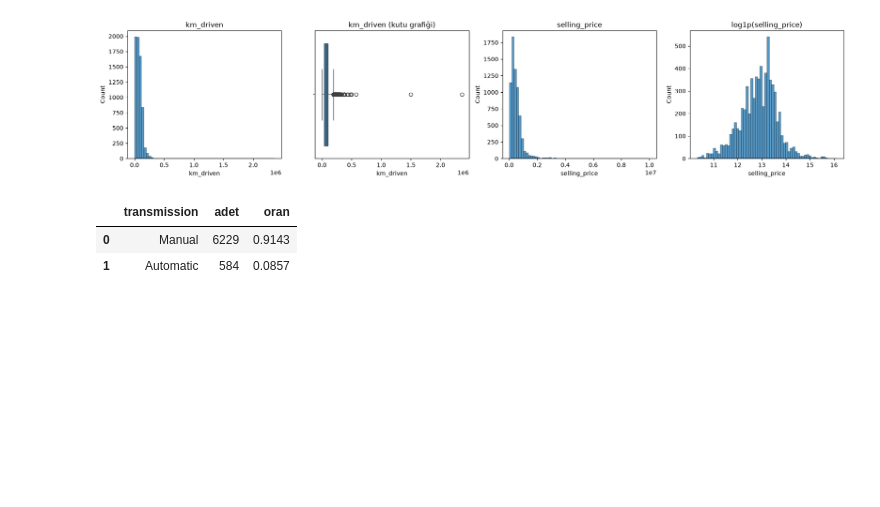
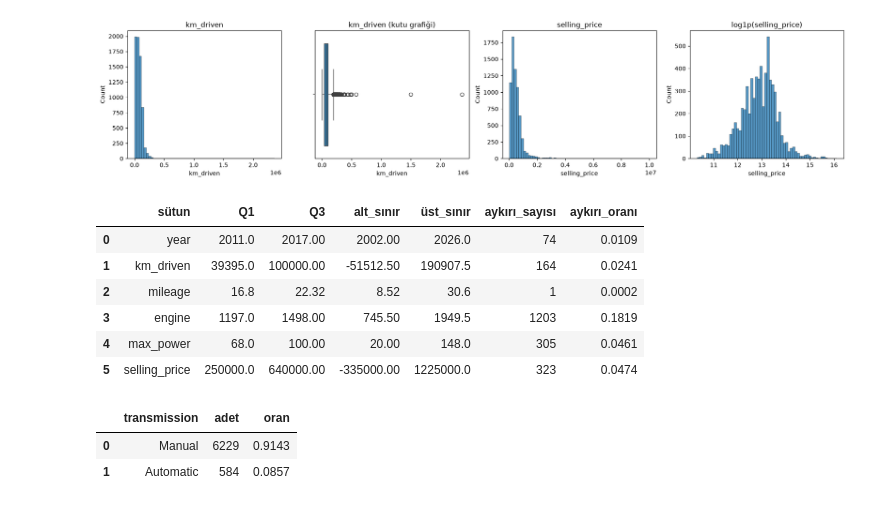
Before and after one commit to omtiginer045/bmm4111-ml-cardekho, a Jupyter notebook: notebooks/ML_F26_CarDekho.ipynb, the cells around one changed output. Drawn from its saved outputs; the diff is of its cells as text; code cells hidden in the pictures; blank space fills up the shorter version.

Commit message:
feat: IQR aykırı değer tablosu ve README Windows uzun yol notu
Aykırı değerler yalnız raporlanır, silinmez.

Co-Authored-By: Claude Opus 5.5 <noreply@anthropic.com>

```diff
--- a/notebooks/ML_F26_CarDekho.ipynb
+++ b/notebooks/ML_F26_CarDekho.ipynb
@@ -176,6 +176,20 @@ print("Çarpıklık (skew): km_driven =", round(df["km_driven"].skew(), 2),
 # %% [output]
 Çarpıklık (skew): km_driven = 11.85 | selling_price = 5.55 | log1p(selling_price) = -0.17
 [figure]
+# %%
+# Aykırı değerler: IQR yöntemi (Q1 - 1.5·IQR, Q3 + 1.5·IQR). Yalnız raporlanır, hiçbir satır silinmez.
+# seats ve owner kesikli kodlar olduğu için dahil edilmedi.
+outlier_cols = ["year", "km_driven", "mileage", "engine", "max_power", REG_TARGET]
+bounds = ["Q1", "Q3", "alt_sınır", "üst_sınır"]
+save_table(iqr_outliers(df, outlier_cols).round({c: 2 for c in bounds}), "aykiri_degerler_iqr")
+# %% [output]
+|  | sütun | Q1 | Q3 | alt_sınır | üst_sınır | aykırı_sayısı | aykırı_oranı |
+| 0 | year | 2011.0 | 2017.00 | 2002.00 | 2026.0 | 74 | 0.0109 |
+| 1 | km_driven | 39395.0 | 100000.00 | -51512.50 | 190907.5 | 164 | 0.0241 |
+| 2 | mileage | 16.8 | 22.32 | 8.52 | 30.6 | 1 | 0.0002 |
+| 3 | engine | 1197.0 | 1498.00 | 745.50 | 1949.5 | 1203 | 0.1819 |
+| 4 | max_power | 68.0 | 100.00 | 20.00 | 148.0 | 305 | 0.0461 |
+| 5 | selling_price | 250000.0 | 640000.00 | -335000.00 | 1225000.0 | 323 | 0.0474 |
 # %%
 cls = df[CLF_TARGET].value_counts().to_frame("adet").assign(oran=lambda d: (d["adet"] / len(df)).round(4))
 save_table(cls.reset_index(), "transmission_sinif_orani")
```
Also changed, not shown: parts of 1 cell of this notebook, 4 other files.
